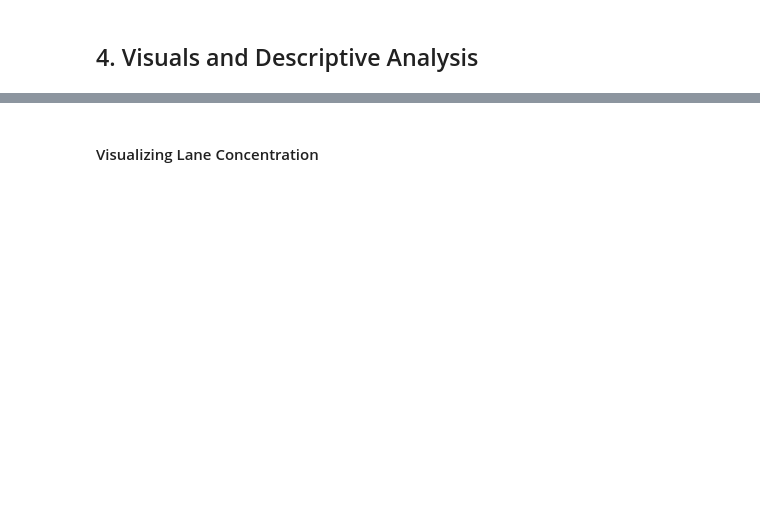
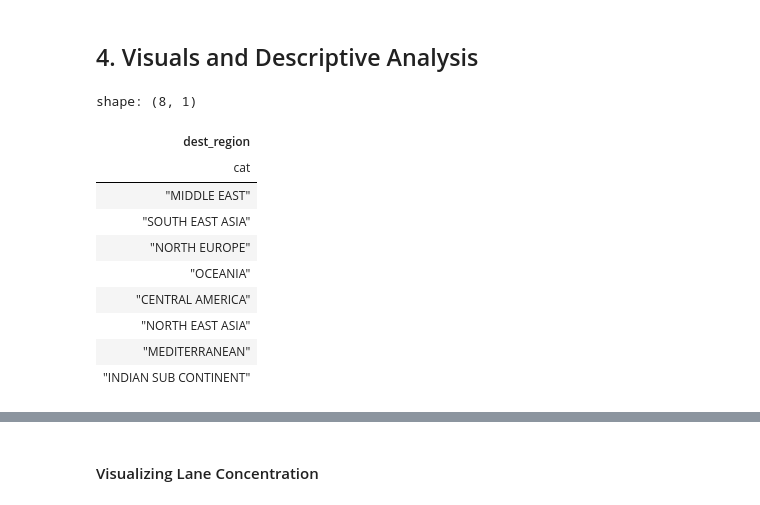
Before and after one commit to epistemetrica/Ocean-Carrier-Alliances-Project, a Jupyter notebook: analysis/oca_analyze_usda.ipynb, the cells around one changed output, grey strips where cells are left out. Drawn from its saved outputs; the diff is of its cells as text; code cells hidden in the pictures; blank space fills up the shorter version.

```diff
--- a/analysis/oca_analyze_usda.ipynb
+++ b/analysis/oca_analyze_usda.ipynb
@@ -1109,0 +1165,35 @@ px.bar(
+# %%
+#visualize hhi
+hhi_westlanes_df = (
+    main_lf
+    .filter(pl.col('coast_region')=='WEST')
+    .group_by('dest_region', 'month', 'scac')
+    .agg(pl.col('teus').sum())
+    #get squared market share
+    .with_columns(
+        ms_sq = ((pl.col('teus'))/
+                 (pl.col('teus').sum().over('month', 'dest_region')))**2
+    )
+    #get hhi
+    .group_by('month', 'dest_region')
+    .agg(hhi = (pl.col('ms_sq').sum())*10000)
+    .with_columns(
+        pl.col('month').str.to_date('%Y%m')
+    )
+    .sort(by='month')
+    .collect()
+)
+# %%
+hhi_westlanes_df.select('dest_region').unique()
+# %% [output]
+shape: (8, 1)
+| dest_region |
+| cat |
+| "MIDDLE EAST" |
+| "SOUTH EAST ASIA" |
+| "NORTH EUROPE" |
+| "OCEANIA" |
+| "CENTRAL AMERICA" |
+| "NORTH EAST ASIA" |
+| "MEDITERRANEAN" |
+| "INDIAN SUB CONTINENT" |
```
Also changed, not shown: parts of 12 cells of this notebook.
